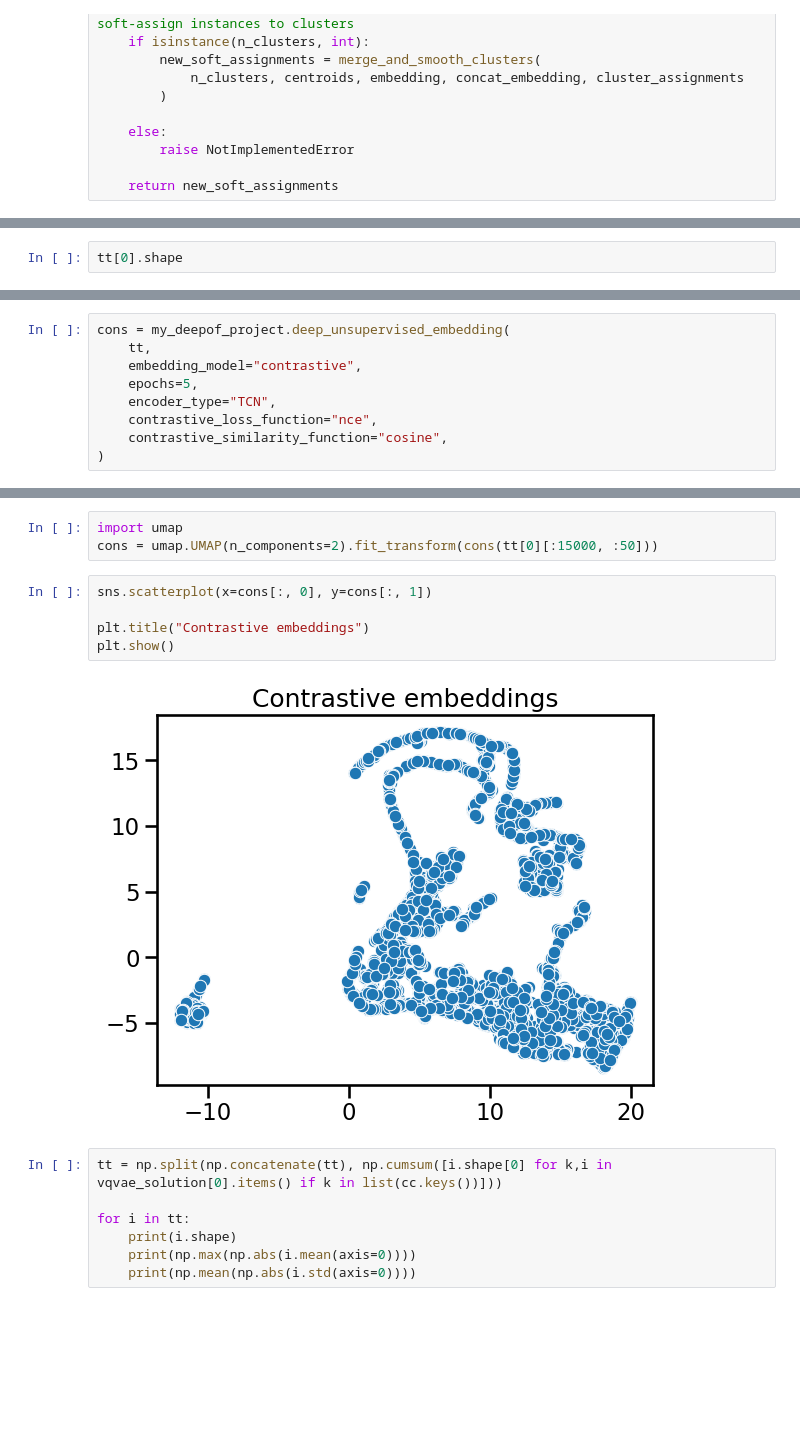
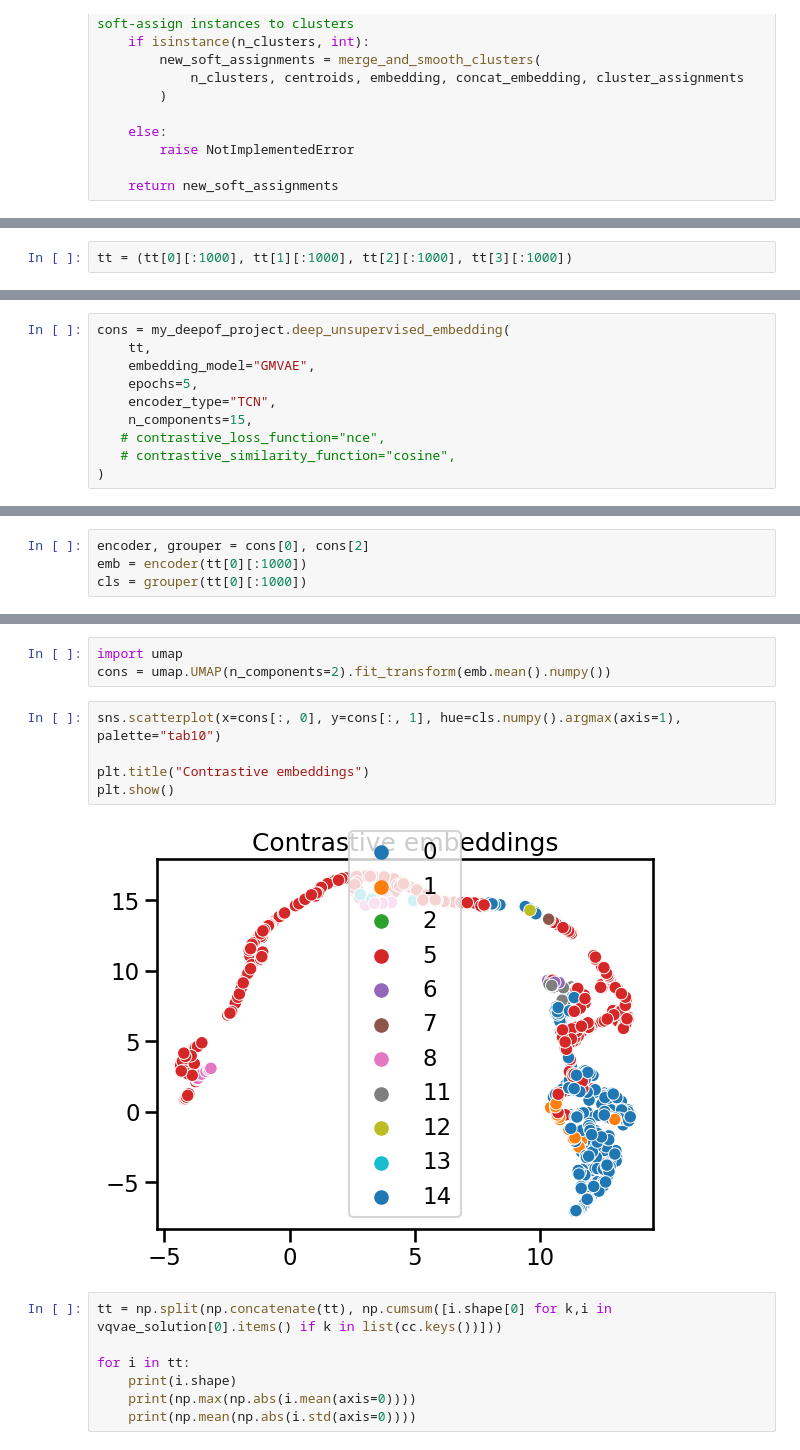
Before and after one commit to mlfpm/deepof, a Jupyter notebook: docs/source/tutorial_notebooks/deepof_preprocessing_tutorial.ipynb, the cells around one changed output, grey strips where cells are left out. Saved outputs shown, nothing was run; the diff lists cells and outputs as text; blank space fills up the shorter version.

Commit message:
Updated GMVAE and Contrastive unsupervised models

```diff
--- a/docs/source/tutorial_notebooks/deepof_preprocessing_tutorial.ipynb
+++ b/docs/source/tutorial_notebooks/deepof_preprocessing_tutorial.ipynb
@@ -248,4 +271,4 @@ tt = tt.preprocess(
     handle_ids="split", # "concat" uses bps from != animals as features, "split"
 )
 # %%
-tt[0].shape
+tt = (tt[0][:1000], tt[1][:1000], tt[2][:1000], tt[3][:1000])
@@ -254,10 +275,11 @@ tt[0].shape
 # %%
 cons = my_deepof_project.deep_unsupervised_embedding(
     tt,
-    embedding_model="contrastive",
+    embedding_model="GMVAE",
     epochs=5,
     encoder_type="TCN",
-    contrastive_loss_function="nce",
-    contrastive_similarity_function="cosine",
+    n_components=15,
+   # contrastive_loss_function="nce",
+   # contrastive_similarity_function="cosine",
 )
 # %% [output]
@@ -294,0 +301,4 @@ Epoch 5/5
+# %%
+encoder, grouper = cons[0], cons[2]
+emb = encoder(tt[0][:1000])
+cls = grouper(tt[0][:1000])
@@ -295,13 +325,13 @@ Epoch 5/5
 # %%
 import umap
-cons = umap.UMAP(n_components=2).fit_transform(cons(tt[0][:15000, :50]))
+cons = umap.UMAP(n_components=2).fit_transform(emb.mean().numpy())
 # %%
-sns.scatterplot(x=cons[:, 0], y=cons[:, 1])
+sns.scatterplot(x=cons[:, 0], y=cons[:, 1], hue=cls.numpy().argmax(axis=1), palette="tab10")
 
 plt.title("Contrastive embeddings")
 plt.show()
 # %% [output]
-[figure, old version]
+[figure, new version]
 # %%
 tt = np.split(np.concatenate(tt), np.cumsum([i.shape[0] for k,i in vqvae_solution[0].items() if k in list(cc.keys())]))
 
```
Also changed, not shown: parts of 9 cells of this notebook, 2 other files.
